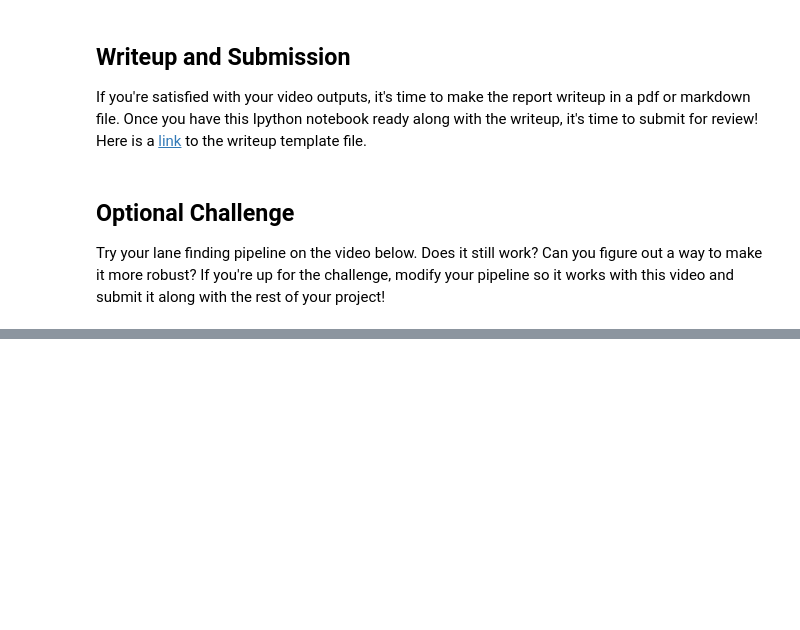
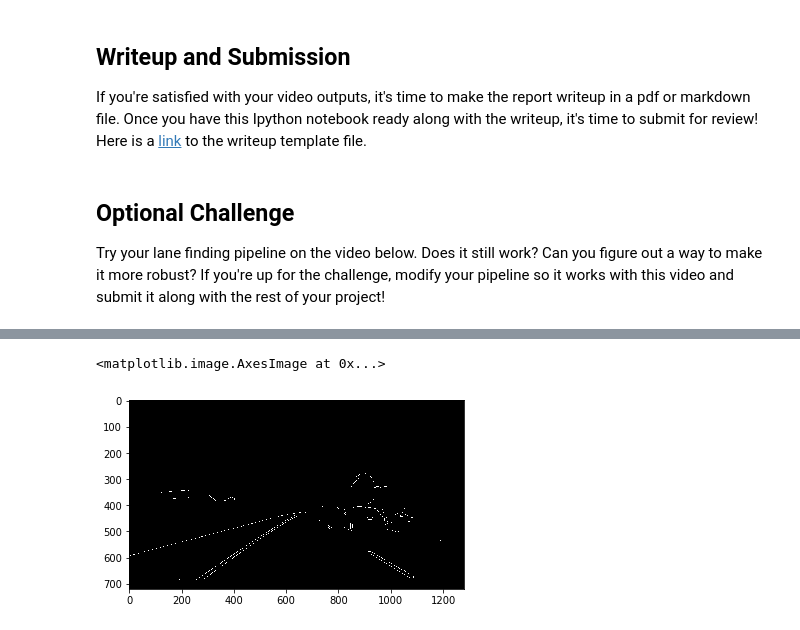
Before and after one commit to kkalera/CarND-LaneLines-P1, a Jupyter notebook: P1.ipynb, the cells around one changed output, grey strips where cells are left out. Drawn from its saved outputs; the diff is of its cells as text; code cells hidden in the pictures; blank space fills up the shorter version.

```diff
--- a/P1.ipynb
+++ b/P1.ipynb
@@ -573,0 +560,7 @@ def process_image_connected(image):
+# %%
+# Detect edges using canny edge detection
+edges = canny(blur, 50, 150)
+plt.imshow(edges, cmap="gray")
+# %% [output]
+<matplotlib.image.AxesImage at 0x...>
+[figure, added]
```
Also changed, not shown: parts of 15 cells of this notebook, 4 other files.
